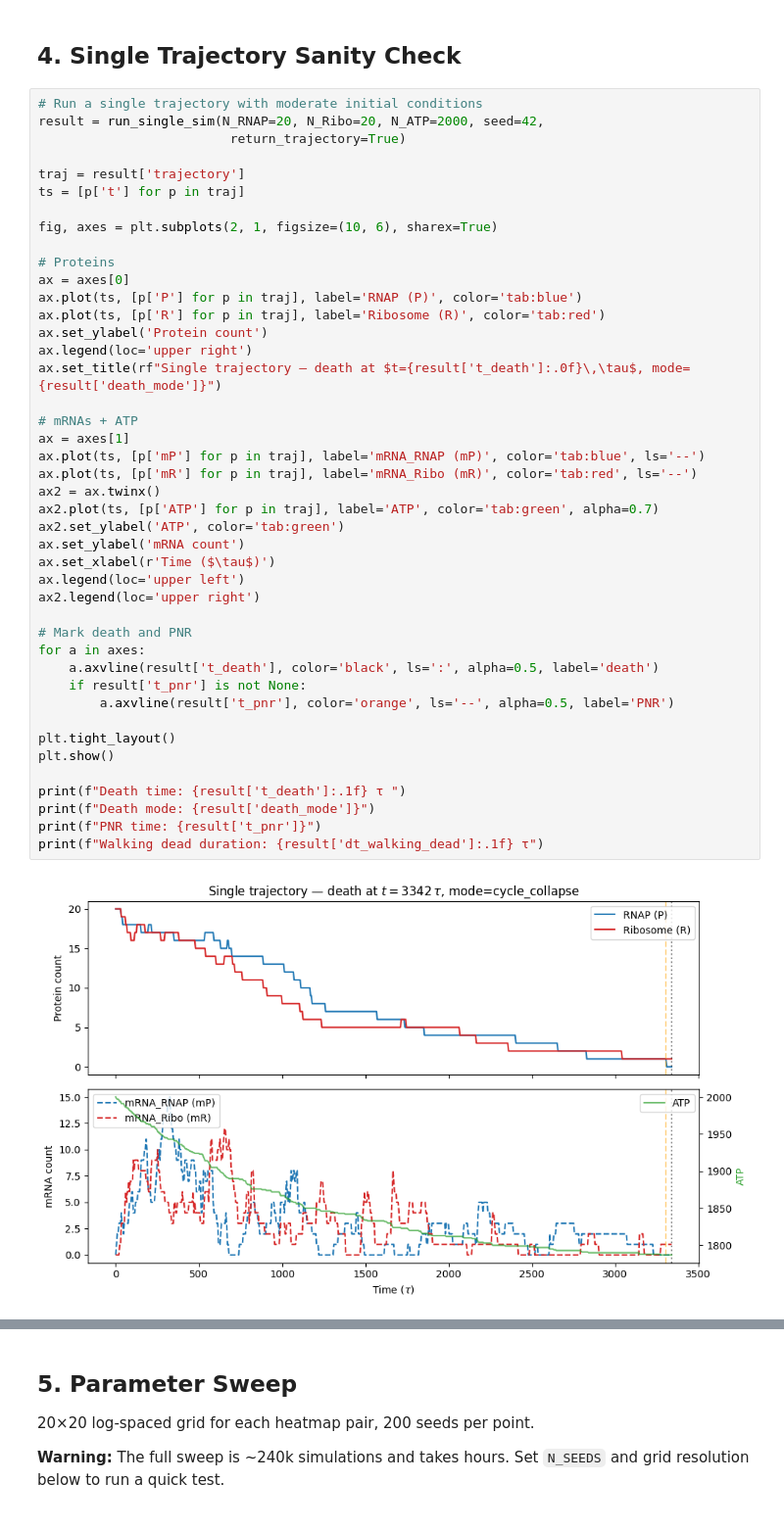
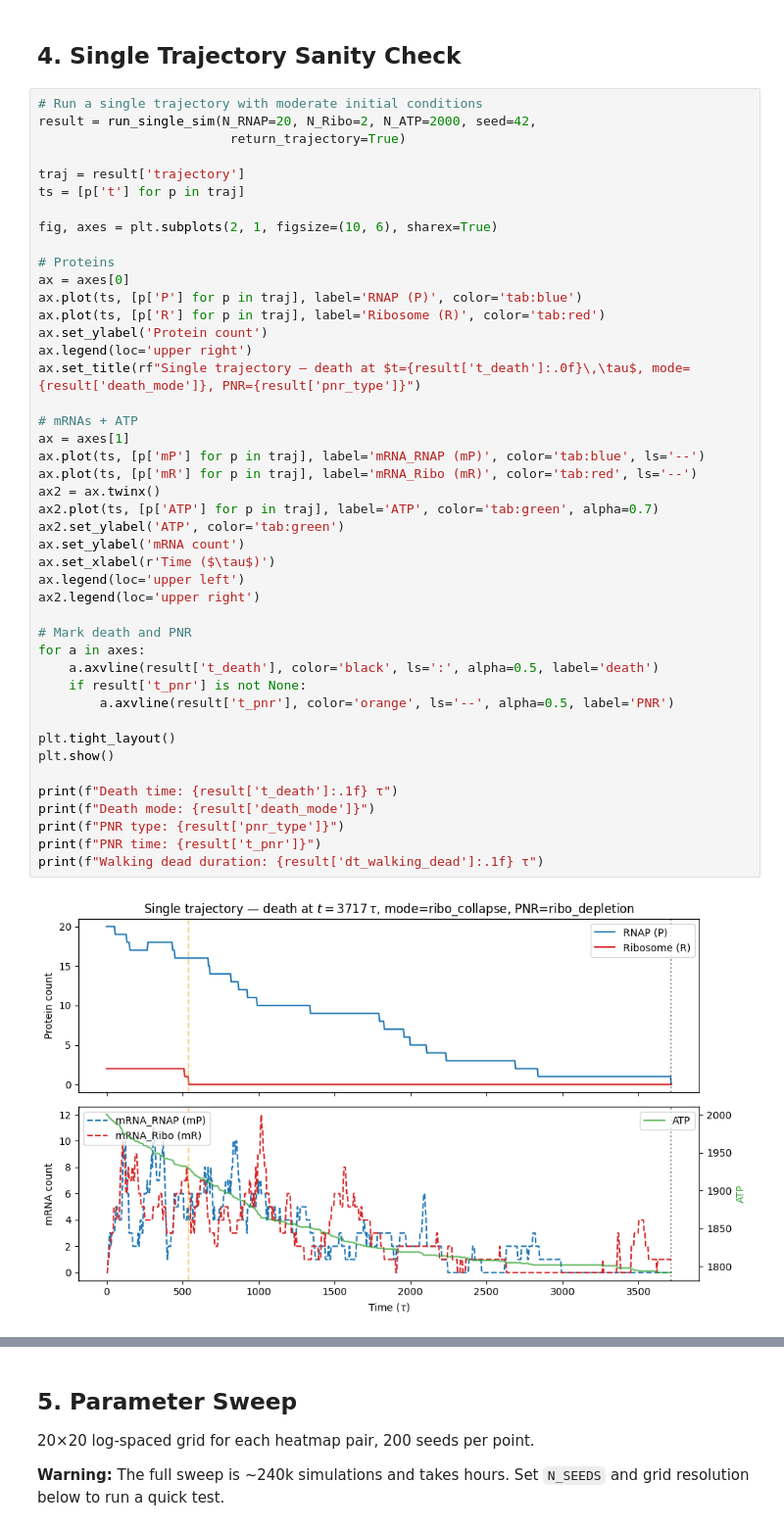
Before and after one commit to quarkron/pyrdme, a Jupyter notebook: examples/spore_dormancy_phase1.ipynb, the cells around one changed output, grey strips where cells are left out. Shown at 98% size. Saved outputs shown, nothing was run; the diff lists cells and outputs as text.

```diff
--- a/examples/spore_dormancy_phase1.ipynb
+++ b/examples/spore_dormancy_phase1.ipynb
@@ -235,7 +256,7 @@ run_single_sim() defined
 ## 4. Single Trajectory Sanity Check
 # %%
 # Run a single trajectory with moderate initial conditions
-result = run_single_sim(N_RNAP=20, N_Ribo=20, N_ATP=2000, seed=42,
+result = run_single_sim(N_RNAP=20, N_Ribo=2, N_ATP=2000, seed=42,
                          return_trajectory=True)
 
 traj = result['trajectory']
@@ -248,33 +269,34 @@ ax = axes[0]
 ax.plot(ts, [p['P'] for p in traj], label='RNAP (P)', color='tab:blue')
 ax.plot(ts, [p['R'] for p in traj], label='Ribosome (R)', color='tab:red')
 ax.set_ylabel('Protein count')
 ax.legend(loc='upper right')
-ax.set_title(rf"Single trajectory — death at $t={result['t_death']:.0f}\,\tau$, mode={result['death_mode']}")
+ax.set_title(rf"Single trajectory — death at $t={result['t_death']:.0f}\,\tau$, mode={result['death_mode']}, PNR={result['pnr_type']}")
 
 # mRNAs + ATP
 ax = axes[1]
 ax.plot(ts, [p['mP'] for p in traj], label='mRNA_RNAP (mP)', color='tab:blue', ls='--')
 ax.plot(ts, [p['mR'] for p in traj], label='mRNA_Ribo (mR)', color='tab:red', ls='--')
 ax2 = ax.twinx()
 ax2.plot(ts, [p['ATP'] for p in traj], label='ATP', color='tab:green', alpha=0.7)
 ax2.set_ylabel('ATP', color='tab:green')
 ax.set_ylabel('mRNA count')
 ax.set_xlabel(r'Time ($\tau$)')
 ax.legend(loc='upper left')
 ax2.legend(loc='upper right')
 
 # Mark death and PNR
 for a in axes:
     a.axvline(result['t_death'], color='black', ls=':', alpha=0.5, label='death')
     if result['t_pnr'] is not None:
         a.axvline(result['t_pnr'], color='orange', ls='--', alpha=0.5, label='PNR')
 
 plt.tight_layout()
 plt.show()
 
-print(f"Death time: {result['t_death']:.1f} τ ")
+print(f"Death time: {result['t_death']:.1f} τ")
 print(f"Death mode: {result['death_mode']}")
+print(f"PNR type: {result['pnr_type']}")
 print(f"PNR time: {result['t_pnr']}")
 print(f"Walking dead duration: {result['dt_walking_dead']:.1f} τ")
 # %% [output]
-[figure, old version]
+[figure, new version]
```
Also changed, not shown: parts of 8 cells of this notebook.
